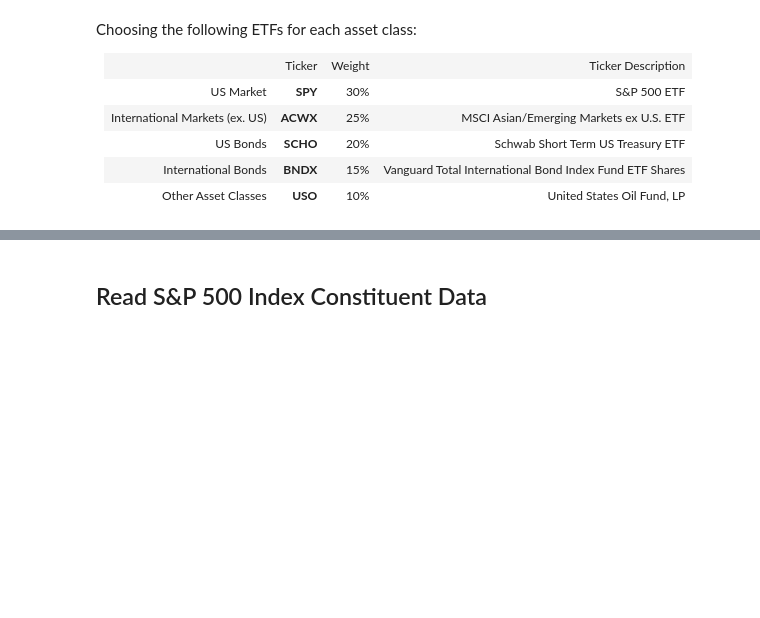
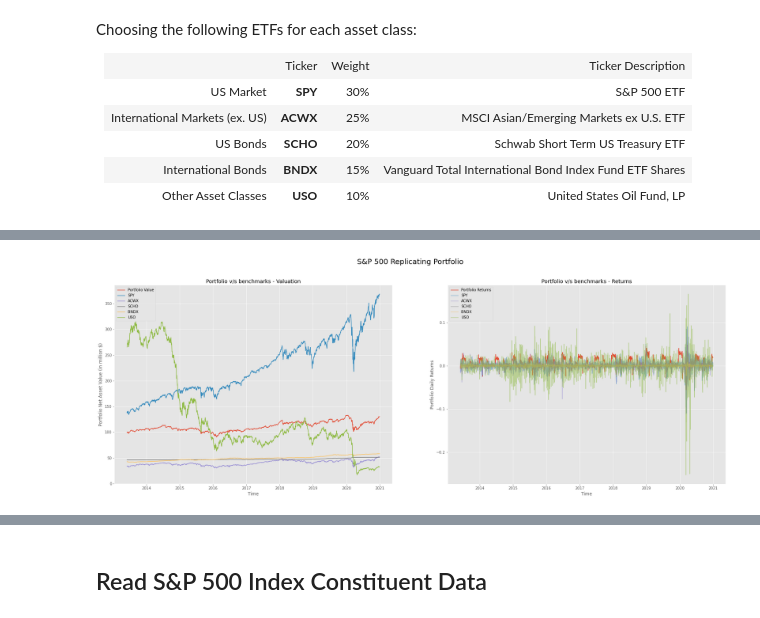
Before and after one commit to rohitashwachaks/finance, a Jupyter notebook: InvestmentStategies - Vito/HW3/portfolio.ipynb, the cells around one changed output, grey strips where cells are left out. Saved outputs shown, nothing was run; the diff lists cells and outputs as text; code cells hidden in the pictures; blank space fills up the shorter version.

```diff
--- a/InvestmentStategies - Vito/HW3/portfolio.ipynb
+++ b/InvestmentStategies - Vito/HW3/portfolio.ipynb
@@ -97,10 +125,8 @@ stock_data.head()
 # %%
-%run -i 'portfolio.py'
-
 benchmark_portfolio = Portfolio(target="Baseline",
-                        tickerset= portfolio_tickers, investment= 1000000,
+                        tickerset= ticker_set, investment= 100,
                         trading_algo= "constant_weight_Algo",
-                        rebalance=4, reconstitute=12)
+                        rebalance=3, reconstitute=100)
 
 benchmark_portfolio.echo()
 # %% [output]
@@ -112,0 +137,15 @@ Current Investment: 1000000
+# %%
+benchmark_val = pd.Series([], dtype=float)
+benchmark_returns = pd.Series([], dtype=float)
+
+for date in stock_data.index:
+    tmpdf = stock_data.loc[date]
+    tmpdf = tmpdf.unstack().T
+    valuation, returns =  benchmark_portfolio.run(date= date, price= tmpdf, tickerlist = portfolio_tickers)
+    if (valuation, returns) == (-1,-1):
+        print(benchmark_val)
+        print(benchmark_val.index[-1],date.date(), valuation, returns)
+        continue
+    benchmark_val[date] = valuation
+    benchmark_returns[date] = returns
+benchmark_val.head()
@@ -112,0 +176,26 @@ Current Investment: 1000000
+# %%
+fig, ax = plt.subplots(1,2, sharex= False, sharey=False)
+fig.set_size_inches(30, 10,  forward=True)
+
+ax[0].plot(benchmark_val, label = ["Benchmark"])
+ax[1].plot(benchmark_returns, label = ["Benchmark"])
+
+for tic in portfolio_tickers:
+    ax[0].plot(stock_data[("close",tic)], label = tic)
+    ax[1].plot(stock_data[("close", tic)].pct_change(), alpha = 0.5, label = tic)
+
+
+ax[0].set_xlabel("Time")
+ax[0].set_ylabel("Portfolio Net Asset Value (in million $)")
+ax[0].set_title("Portfolio v/s benchmarks - Valuation")
+
+ax[1].set_xlabel("Time")
+ax[1].set_ylabel("Portfolio Daily Returns")
+ax[1].set_title("Portfolio v/s benchmarks - Returns")
+
+ax[0].legend(["Portfolio Value"]+ portfolio_tickers)
+ax[1].legend(["Portfolio Returns"]+ portfolio_tickers)
+
+fig.suptitle('S&P 500 Replicating Portfolio',fontsize=20);
+# %% [output]
+[figure, added]
```
Also changed, not shown: parts of 46 cells of this notebook, 3 other files.
